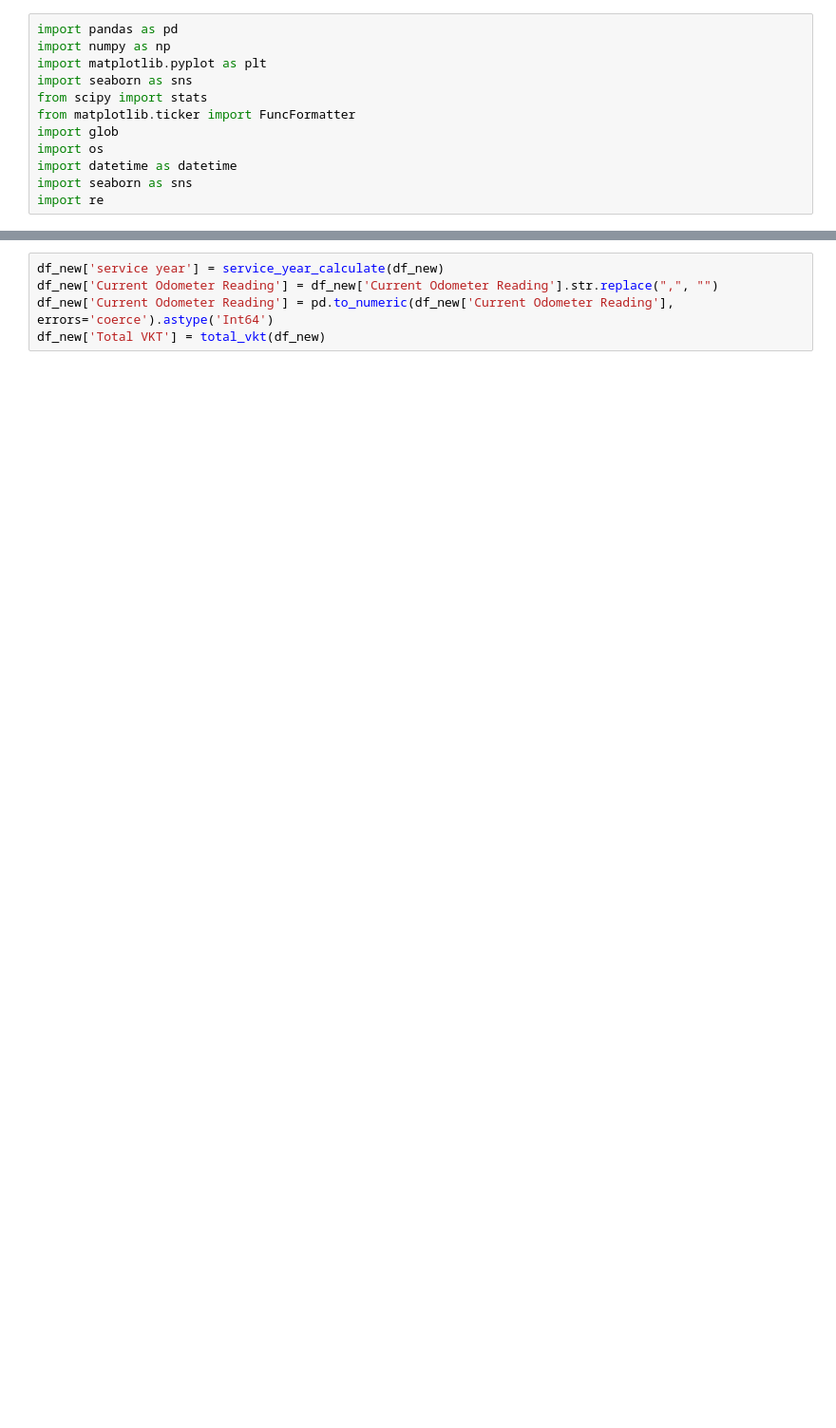
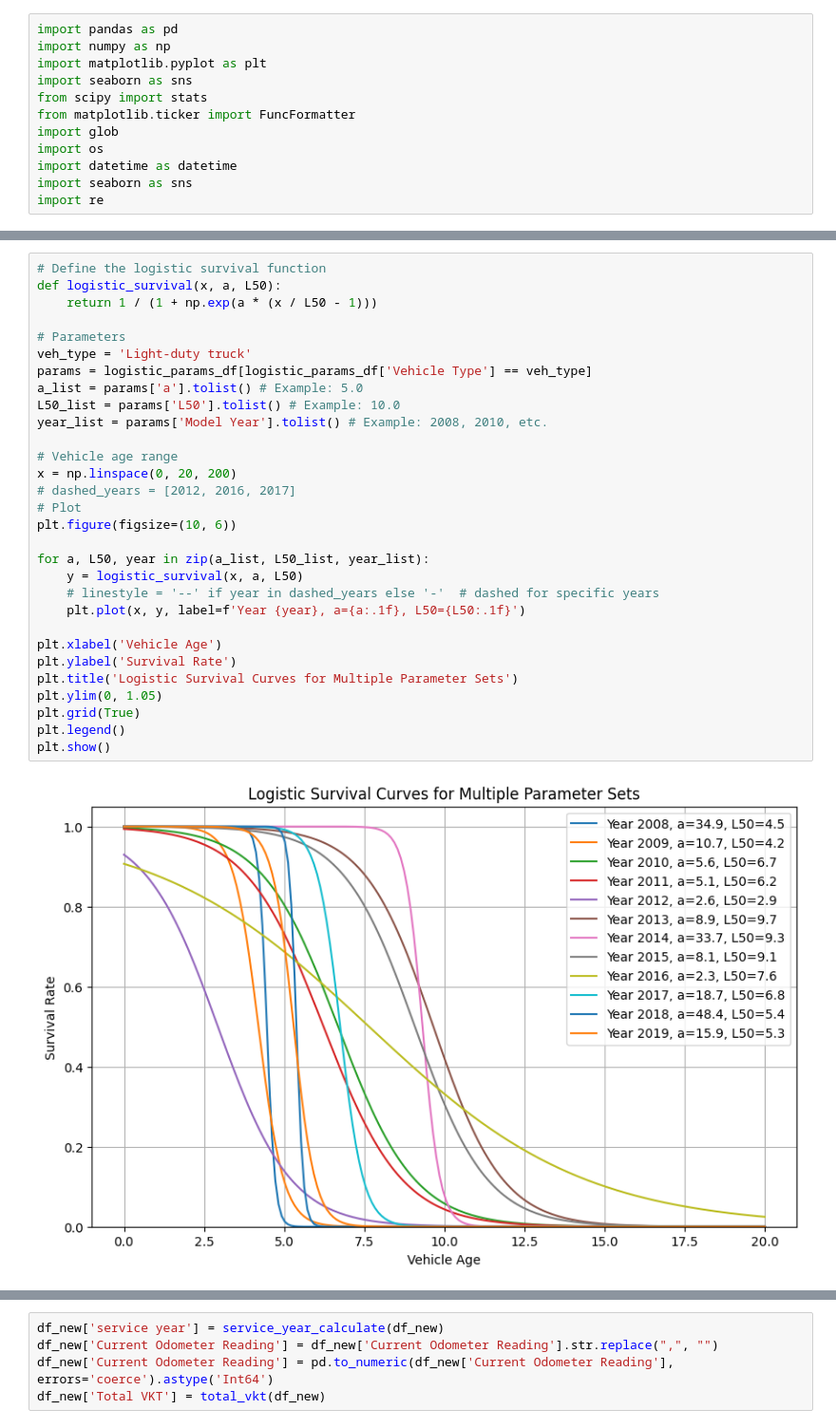
Before and after one commit to AlexWangVT/fleet_modeling, a Jupyter notebook: scripts/formal_analysis/vehicle_classification.ipynb, the cells around one changed output, grey strips where cells are left out. Shown at 95% size. Drawn from its saved outputs; the diff is of its cells as text; blank space fills up the shorter version.

```diff
--- a/scripts/formal_analysis/vehicle_classification.ipynb
+++ b/scripts/formal_analysis/vehicle_classification.ipynb
@@ -426,0 +548,32 @@ logistic_params_df.to_csv('../../results/logistic_params.csv', index=False)
+# %%
+# Define the logistic survival function
+def logistic_survival(x, a, L50):
+    return 1 / (1 + np.exp(a * (x / L50 - 1)))
+
+# Parameters
+veh_type = 'Light-duty truck'
+params = logistic_params_df[logistic_params_df['Vehicle Type'] == veh_type]
+a_list = params['a'].tolist() # Example: 5.0
+L50_list = params['L50'].tolist() # Example: 10.0
+year_list = params['Model Year'].tolist() # Example: 2008, 2010, etc.
+
+# Vehicle age range
+x = np.linspace(0, 20, 200)
+# dashed_years = [2012, 2016, 2017]
+# Plot
+plt.figure(figsize=(10, 6))
+
+for a, L50, year in zip(a_list, L50_list, year_list):
+    y = logistic_survival(x, a, L50)
+    # linestyle = '--' if year in dashed_years else '-'  # dashed for specific years
+    plt.plot(x, y, label=f'Year {year}, a={a:.1f}, L50={L50:.1f}')
+
+plt.xlabel('Vehicle Age')
+plt.ylabel('Survival Rate')
+plt.title('Logistic Survival Curves for Multiple Parameter Sets')
+plt.ylim(0, 1.05)
+plt.grid(True)
+plt.legend()
+plt.show()
+# %% [output]
+[figure, added]
```
Also changed, not shown: parts of 23 cells of this notebook, 47 other files.
